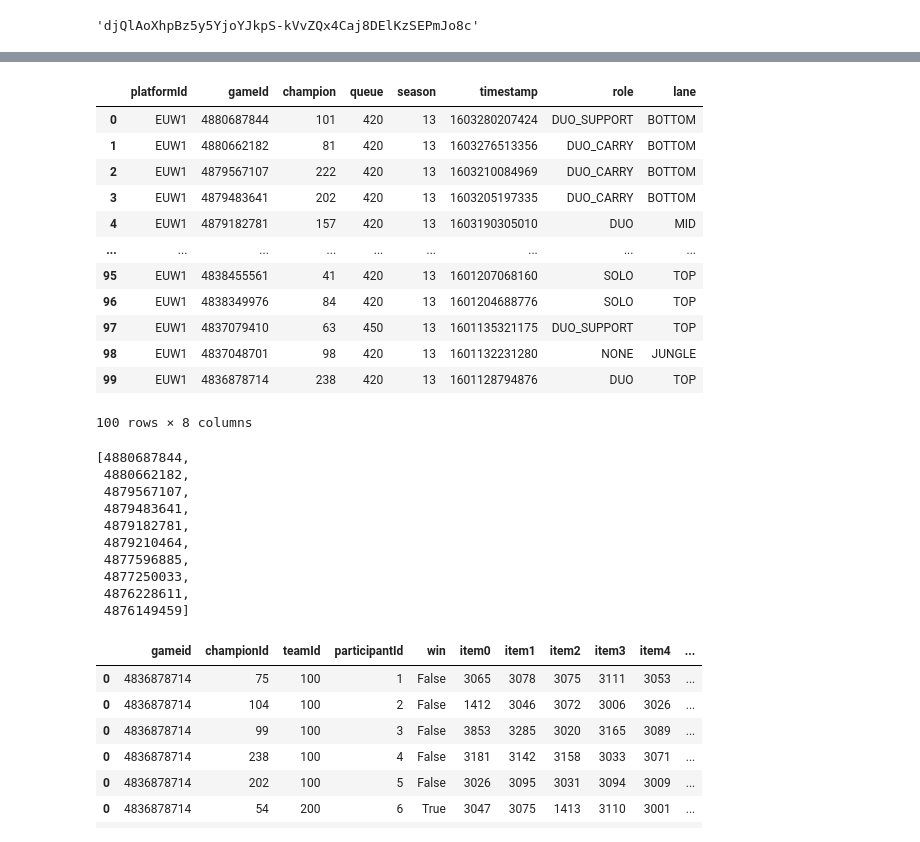
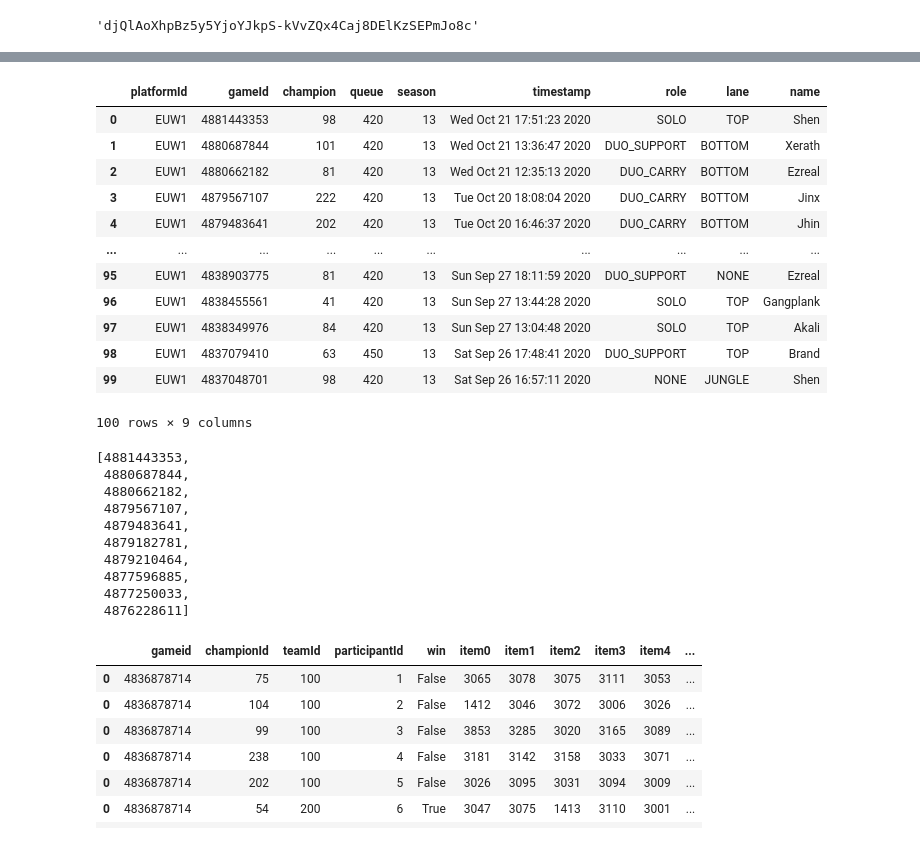
Before and after one commit to Dav3whit3/ih_datamadpt_project_final, a Jupyter notebook: notebooks/API_data_extraction1.ipynb, the cells around one changed output, grey strips where cells are left out. Cells and saved outputs as stored; diff of their text form; code cells hidden in the pictures.

```diff
--- a/notebooks/API_data_extraction1.ipynb
+++ b/notebooks/API_data_extraction1.ipynb
@@ -27,13 +28,15 @@ def get_summoner_info(summoner_name, apikey):
 
     return df
 # %%
-def get_matchlist(accountid, api):
+def get_matchlist(accountid, api, champions):
 
     url = f'https://euw1.api.riotgames.com/lol/match/v4/matchlists/by-account/{accountid}'
     html = requests.get(url,
                        params={'api_key': key})
     json = html.json()
     df = pd.DataFrame(json['matches'])
+    df['timestamp'] = df['timestamp'].apply(lambda x: datetime.fromtimestamp(x/1000).strftime('%c'))
+    df = df.merge(champions, left_on='champion', right_on='champion', how='left')
 
     return df
 # %%
@@ -132,27 +135,30 @@ summoner_info
 # %% [output]
 |  | id | accountId | puuid | name | profileIconId | revisionDate | summonerLevel |
 | 0 | iqJz7QEm4AJIHuEKecIyvBZ65qaANfGcY... | djQlAoXhpBz5y5YjoYJkpS-kVvZQx4Caj... | 9XoYu4fgD-ybcBawfY2XsMsGgvv9Av44l... | Saikki Kusuo | 4249 | 1602858817000 | 193 |
+# %%
+champions = pd.read_csv('/home/david/Documents/learning_repositories/ih_datamadpt_project_final/data/champions.csv')
 # %%
-match_list = get_matchlist(accountid, key)
+match_list = get_matchlist(accountid, key, champions)
 match_list
 # %% [output]
-|  | platformId | gameId | champion | queue | season | timestamp | role | lane |
-| 0 | EUW1 | 4880687844 | 101 | 420 | 13 | 1603280207424 | DUO_SUPPORT | BOTTOM |
-| 1 | EUW1 | 4880662182 | 81 | 420 | 13 | 1603276513356 | DUO_CARRY | BOTTOM |
-| 2 | EUW1 | 4879567107 | 222 | 420 | 13 | 1603210084969 | DUO_CARRY | BOTTOM |
-| 3 | EUW1 | 4879483641 | 202 | 420 | 13 | 1603205197335 | DUO_CARRY | BOTTOM |
-| 4 | EUW1 | 4879182781 | 157 | 420 | 13 | 1603190305010 | DUO | MID |
-| ... | ... | ... | ... | ... | ... | ... | ... | ... |
-| 95 | EUW1 | 4838455561 | 41 | 420 | 13 | 1601207068160 | SOLO | TOP |
-| 96 | EUW1 | 4838349976 | 84 | 420 | 13 | 1601204688776 | SOLO | TOP |
-| 97 | EUW1 | 4837079410 | 63 | 450 | 13 | 1601135321175 | DUO_SUPPORT | TOP |
-| 98 | EUW1 | 4837048701 | 98 | 420 | 13 | 1601132231280 | NONE | JUNGLE |
-| 99 | EUW1 | 4836878714 | 238 | 420 | 13 | 1601128794876 | DUO | TOP |
+|  | platformId | gameId | champion | queue | season | timestamp | role | lane | name |
+| 0 | EUW1 | 4881443353 | 98 | 420 | 13 | Wed Oct 21 17:51:23 2020 | SOLO | TOP | Shen |
+| 1 | EUW1 | 4880687844 | 101 | 420 | 13 | Wed Oct 21 13:36:47 2020 | DUO_SUPPORT | BOTTOM | Xerath |
+| 2 | EUW1 | 4880662182 | 81 | 420 | 13 | Wed Oct 21 12:35:13 2020 | DUO_CARRY | BOTTOM | Ezreal |
+| 3 | EUW1 | 4879567107 | 222 | 420 | 13 | Tue Oct 20 18:08:04 2020 | DUO_CARRY | BOTTOM | Jinx |
+| 4 | EUW1 | 4879483641 | 202 | 420 | 13 | Tue Oct 20 16:46:37 2020 | DUO_CARRY | BOTTOM | Jhin |
+| ... | ... | ... | ... | ... | ... | ... | ... | ... | ... |
+| 95 | EUW1 | 4838903775 | 81 | 420 | 13 | Sun Sep 27 18:11:59 2020 | DUO_SUPPORT | NONE | Ezreal |
+| 96 | EUW1 | 4838455561 | 41 | 420 | 13 | Sun Sep 27 13:44:28 2020 | SOLO | TOP | Gangplank |
+| 97 | EUW1 | 4838349976 | 84 | 420 | 13 | Sun Sep 27 13:04:48 2020 | SOLO | TOP | Akali |
+| 98 | EUW1 | 4837079410 | 63 | 450 | 13 | Sat Sep 26 17:48:41 2020 | DUO_SUPPORT | TOP | Brand |
+| 99 | EUW1 | 4837048701 | 98 | 420 | 13 | Sat Sep 26 16:57:11 2020 | NONE | JUNGLE | Shen |
-100 rows × 8 columns
+100 rows × 9 columns
 # %%
 list(match_list['gameId'].head(10))
 # %% [output]
-[4880687844,
+[4881443353,
+ 4880687844,
  4880662182,
  4879567107,
  4879483641,
@@ -160,8 +166,7 @@ list(match_list['gameId'].head(10))
  4879210464,
  4877596885,
  4877250033,
- 4876228611,
- 4876149459]
+ 4876228611]
 # %%
 match_info = get_match_info(4836878714)
 # %%
```
Also changed, not shown: parts of 8 cells of this notebook, 3 other files.
